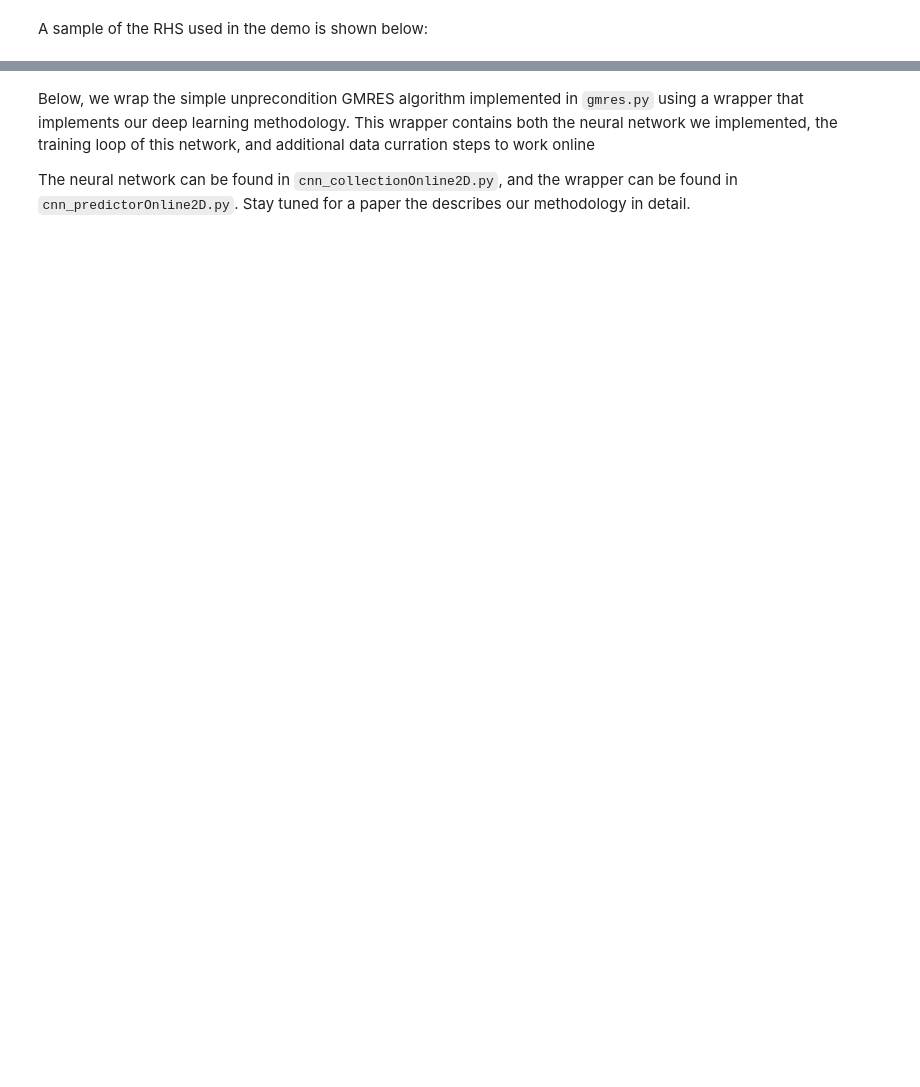
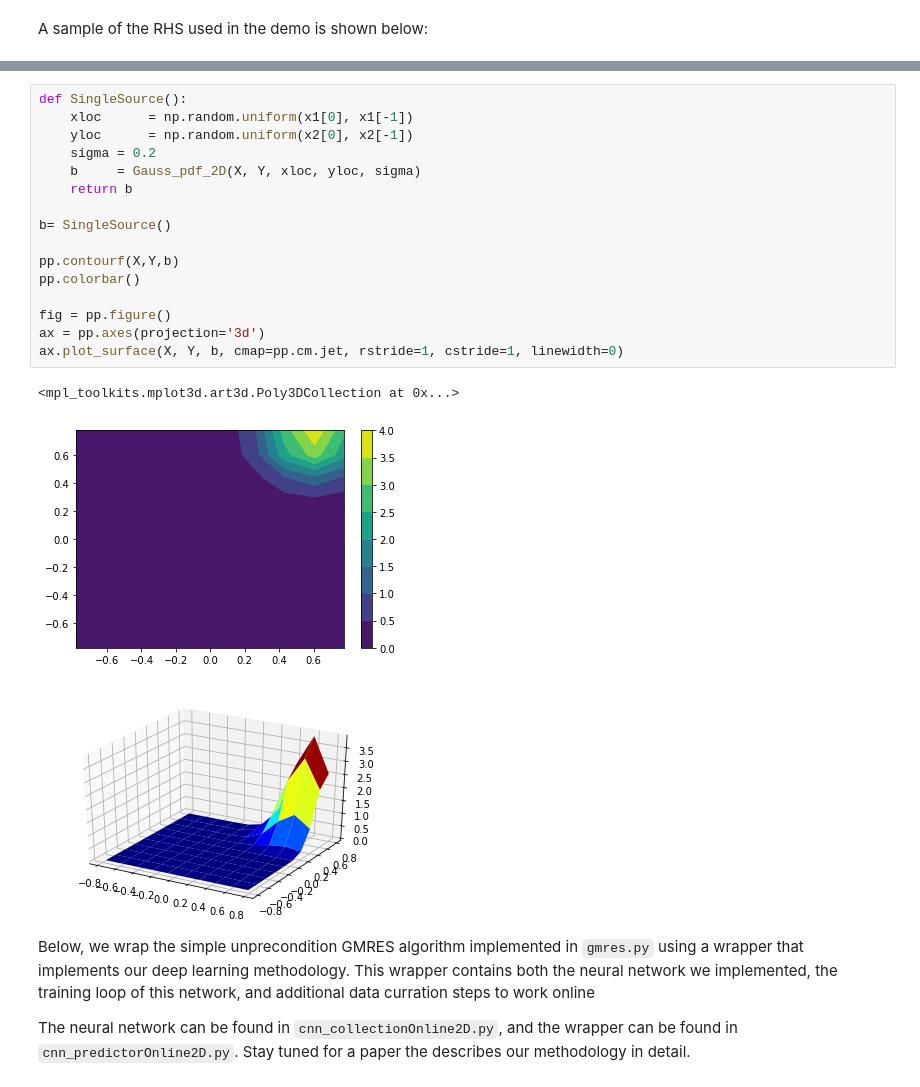
Before and after one commit to ML4FnP/GMRES-Learning, a Jupyter notebook: Demo.ipynb, the cells around one changed output, grey strips where cells are left out. Saved outputs shown, nothing was run; the diff lists cells and outputs as text; blank space fills up the shorter version.

```diff
--- a/Demo.ipynb
+++ b/Demo.ipynb
@@ -101,3 +106,23 @@ ax.plot_surface(X, Y, b, cmap=pp.cm.jet, rstride=1, cstride=1, linewidth=0)
+# %%
+def SingleSource():
+    xloc      = np.random.uniform(x1[0], x1[-1])
+    yloc      = np.random.uniform(x2[0], x2[-1])
+    sigma = 0.2
+    b     = Gauss_pdf_2D(X, Y, xloc, yloc, sigma)
+    return b
+
+b= SingleSource()
+
+pp.contourf(X,Y,b)
+pp.colorbar()
+
+fig = pp.figure()
+ax = pp.axes(projection='3d')
+ax.plot_surface(X, Y, b, cmap=pp.cm.jet, rstride=1, cstride=1, linewidth=0)
+# %% [output]
+<mpl_toolkits.mplot3d.art3d.Poly3DCollection at 0x...>
+[figure, added]
+[figure, added]
 # %% [markdown]
 Below, we wrap the simple unprecondition GMRES algorithm implemented in `gmres.py` using a wrapper
 that implements our deep learning methodology. This wrapper contains both the neural network we
```
Also changed, not shown: parts of 8 cells of this notebook, 4 other files.
